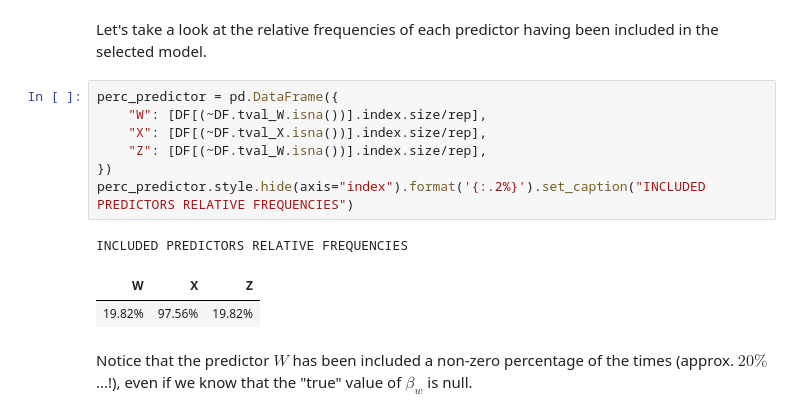
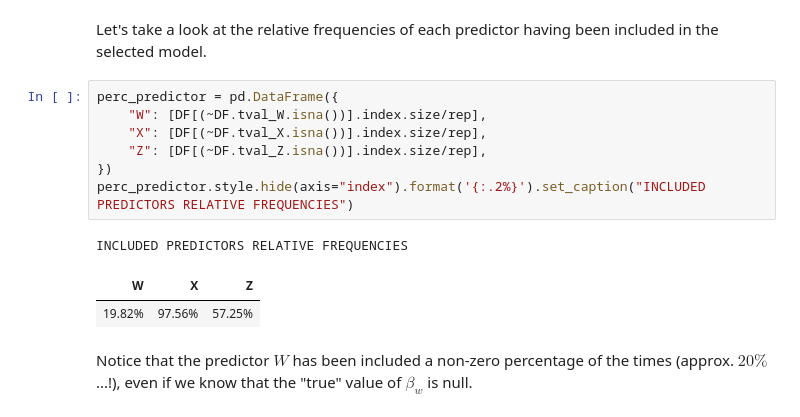
Before and after one commit to maxdevblock/model-selection-bias, a Jupyter notebook: model_selection_bias.ipynb, the cells around one changed output. Saved outputs shown, nothing was run; the diff lists cells and outputs as text.

```diff
--- a/model_selection_bias.ipynb
+++ b/model_selection_bias.ipynb
@@ -371,14 +371,14 @@ Let's take a look at the relative frequencies of each predictor having been incl
 # %%
 perc_predictor = pd.DataFrame({
     "W": [DF[(~DF.tval_W.isna())].index.size/rep],
     "X": [DF[(~DF.tval_X.isna())].index.size/rep],
-    "Z": [DF[(~DF.tval_W.isna())].index.size/rep],
+    "Z": [DF[(~DF.tval_Z.isna())].index.size/rep],
 })
 perc_predictor.style.hide(axis="index").format('{:.2%}').set_caption("INCLUDED PREDICTORS RELATIVE FREQUENCIES")
 # %% [output]
 INCLUDED PREDICTORS RELATIVE FREQUENCIES
 | W | X | Z |
-| 19.82% | 97.56% | 19.82% |
+| 19.82% | 97.56% | 57.25% |
 # %% [markdown]
 Notice that the predictor $W$ has been included a non-zero percentage of the times (approx. $20\%$...!), even if we know that the "true" value of $\beta_w$ is null.
 # %% [markdown]
```
